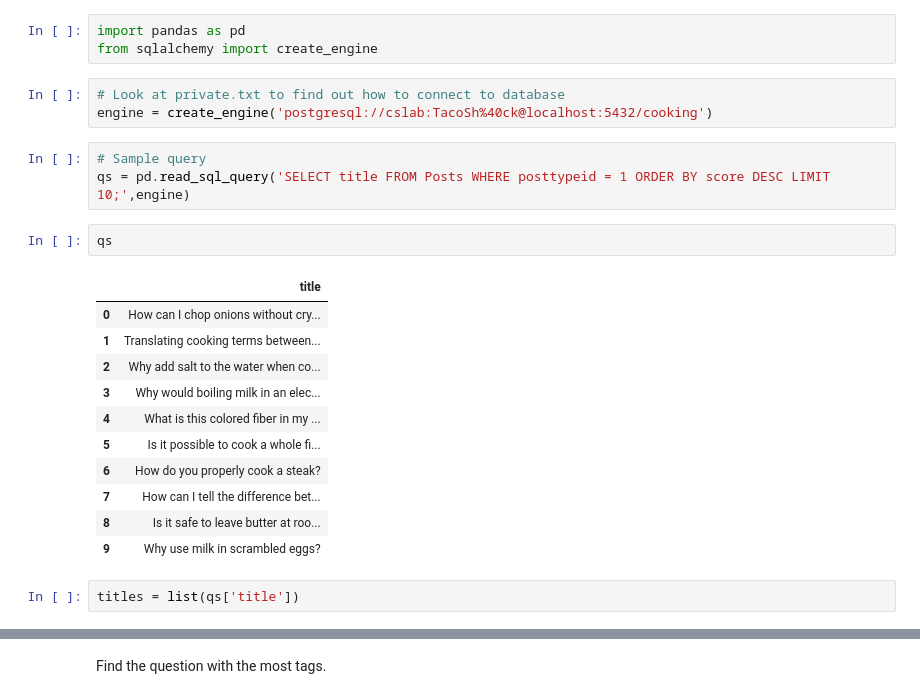
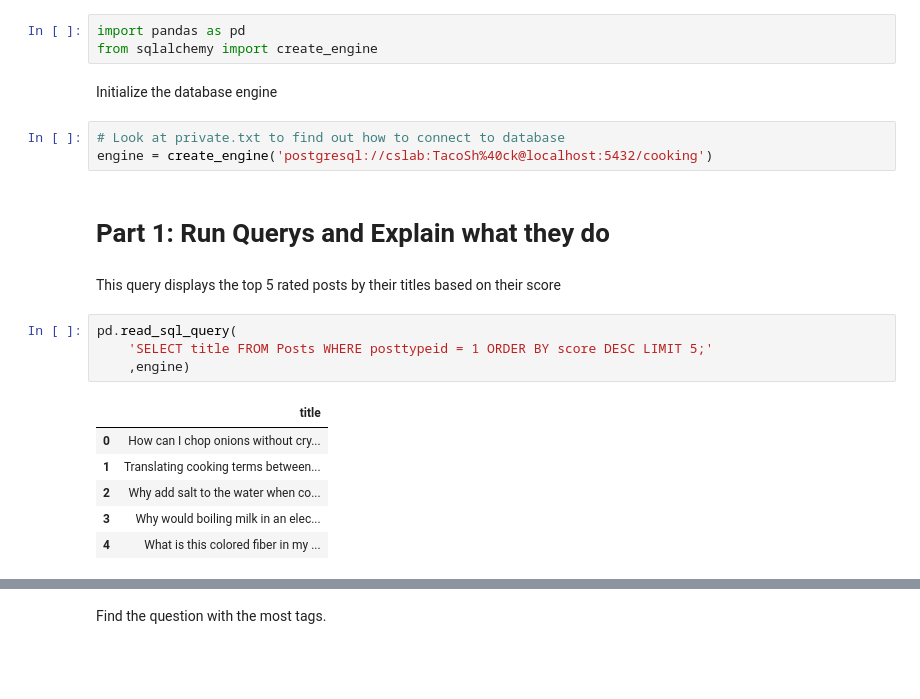
Before and after one commit to CrypticSloth/SchoolWork, a Jupyter notebook: CSCI340Databases/Project2/psqlWithLanguage.ipynb, the cells around one changed output, grey strips where cells are left out. Cells and saved outputs as stored; diff of their text form; blank space fills up the shorter version.

```diff
--- a/CSCI340Databases/Project2/psqlWithLanguage.ipynb
+++ b/CSCI340Databases/Project2/psqlWithLanguage.ipynb
@@ -1,25 +1,23 @@
 # %%
 import pandas as pd
 from sqlalchemy import create_engine
+# %% [markdown]
+Initialize the database engine
 # %%
 # Look at private.txt to find out how to connect to database
 engine = create_engine('postgresql://cslab:TacoSh%40ck@localhost:5432/cooking')
+# %% [markdown]
+# Part 1: Run Querys and Explain what they do
+# %% [markdown]
+This query displays the top 5 rated posts by their titles based on their score
 # %%
-# Sample query
-qs = pd.read_sql_query('SELECT title FROM Posts WHERE posttypeid = 1 ORDER BY score DESC LIMIT 10;',engine)
+pd.read_sql_query(
+    'SELECT title FROM Posts WHERE posttypeid = 1 ORDER BY score DESC LIMIT 5;'
+    ,engine)
+# %% [output]
+|  | title |
+| 0 | How can I chop onions without cry... |
+| 1 | Translating cooking terms between... |
+| 2 | Why add salt to the water when co... |
+| 3 | Why would boiling milk in an elec... |
+| 4 | What is this colored fiber in my ... |
-# %%
-qs
-# %% [output]
-|  | title |
-| 0 | How can I chop onions without cry... |
-| 1 | Translating cooking terms between... |
-| 2 | Why add salt to the water when co... |
-| 3 | Why would boiling milk in an elec... |
-| 4 | What is this colored fiber in my ... |
-| 5 | Is it possible to cook a whole fi... |
-| 6 | How do you properly cook a steak? |
-| 7 | How can I tell the difference bet... |
-| 8 | Is it safe to leave butter at roo... |
-| 9 | Why use milk in scrambled eggs? |
-# %%
-titles = list(qs['title'])
```
Also changed, not shown: parts of 9 cells of this notebook.
